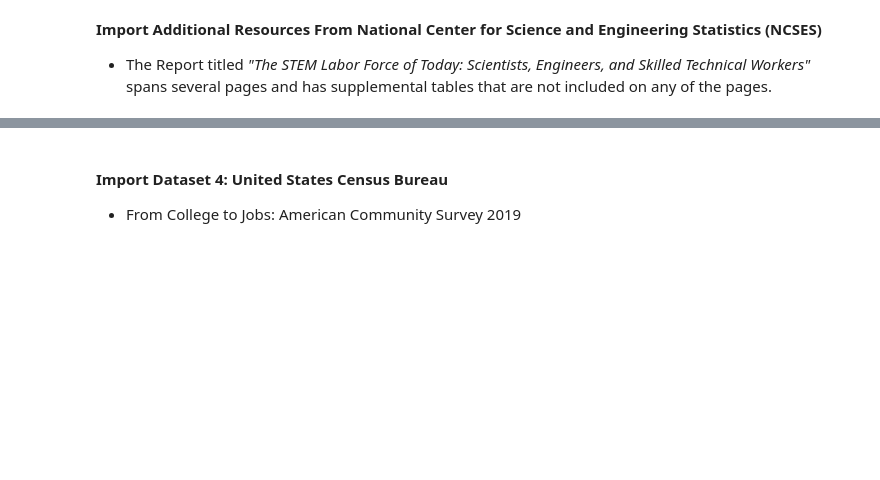
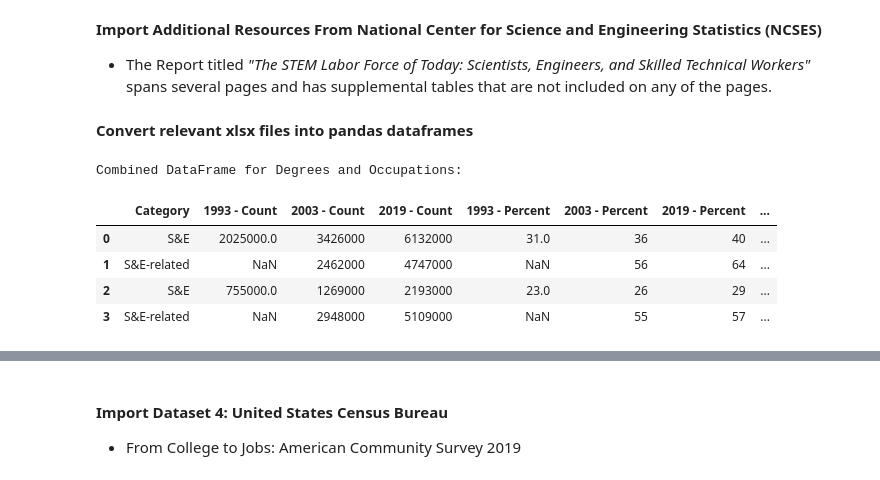
Before and after one commit to IT4063C-Fall24/final-project-yaumj, a Jupyter notebook: source.ipynb, the cells around one changed output, grey strips where cells are left out. Saved outputs shown, nothing was run; the diff lists cells and outputs as text; code cells hidden in the pictures; blank space fills up the shorter version.

```diff
--- a/source.ipynb
+++ b/source.ipynb
@@ -1211,3 +1212,53 @@ file_handle, _ = urlretrieve("https://ncses.nsf.gov/pubs/nsb20212/assets/supplem
 zipfile = ZipFile(file_handle, "r")
 zipfile.extractall("./data/ncses")
 zipfile.close()
+# %% [markdown]
+**Convert relevant xlsx files into pandas dataframes**
+# %%
+# Define the path to the file: Table LBR-7 - Women with a bachelor's degree or above, by broad occupational group and highest degree: 1993, 2003, 2019
+file_path = './data/ncses/nsb20212-tablbr-007.xlsx'
+
+# Define start rows for each section based on the Excel file structure
+start_row_degrees = 9  # Adjust based on where Degree Focus data starts
+start_row_occupations = 6  # Adjust based on where Occupational Group data starts
+num_rows_degrees = 2  # Number of rows for the degree section
+num_rows_occupations = 2  # Number of rows for the occupation section
+
+# Load the Degree Focus data
+degree_focus_df = pd.read_excel(
+    file_path,
+    skiprows=start_row_degrees,
+    nrows=num_rows_degrees,
+    names=["Category", "1993 - Count", "2003 - Count", "2019 - Count", "1993 - Percent", "2003 - Percent", "2019 - Percent"]
+)
+
+# Load the Occupational Group data
+occupational_group_df = pd.read_excel(
+    file_path,
+    skiprows=start_row_occupations,
+    nrows=num_rows_occupations,
+    names=["Category", "1993 - Count", "2003 - Count", "2019 - Count", "1993 - Percent", "2003 - Percent", "2019 - Percent"]
+)
+
+# Add a column to indicate whether the data is for degrees or occupations
+degree_focus_df['Type'] = 'Degree'
+occupational_group_df['Type'] = 'Occupation'
+
+# Convert "Thousands" columns to actual numbers by multiplying by 1,000
+for col in ["1993 - Count", "2003 - Count", "2019 - Count"]:
+    degree_focus_df[col] = degree_focus_df[col] * 1000
+    occupational_group_df[col] = occupational_group_df[col] * 1000
+
+# Concatenate both DataFrames to have one unified DataFrame for comparison
+ncses_women_science_and_engineering_ed_vs_employment_df = pd.concat([degree_focus_df, occupational_group_df], ignore_index=True)
+
+# Display the resulting DataFrame
+print("Combined DataFrame for Degrees and Occupations:")
+display(ncses_women_science_and_engineering_ed_vs_employment_df)
+# %% [output]
+Combined DataFrame for Degrees and Occupations:
+|  | Category | 1993 - Count | 2003 - Count | 2019 - Count | 1993 - Percent | 2003 - Percent | 2019 - Percent | ... |
+| 0 | S&E | 2025000.0 | 3426000 | 6132000 | 31.0 | 36 | 40 | ... |
+| 1 | S&E-related | NaN | 2462000 | 4747000 | NaN | 56 | 64 | ... |
+| 2 | S&E | 755000.0 | 1269000 | 2193000 | 23.0 | 26 | 29 | ... |
+| 3 | S&E-related | NaN | 2948000 | 5109000 | NaN | 55 | 57 | ... |
```
Also changed, not shown: parts of 5 cells of this notebook.
